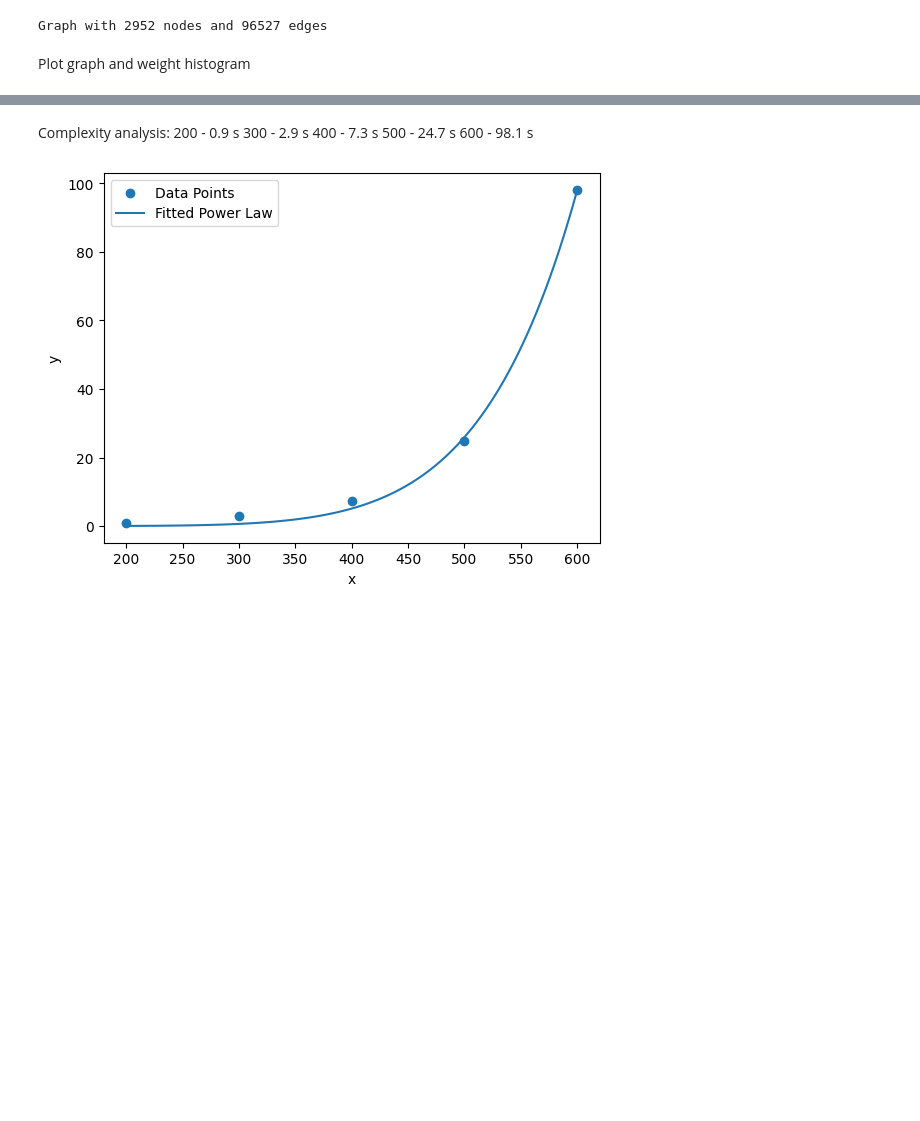
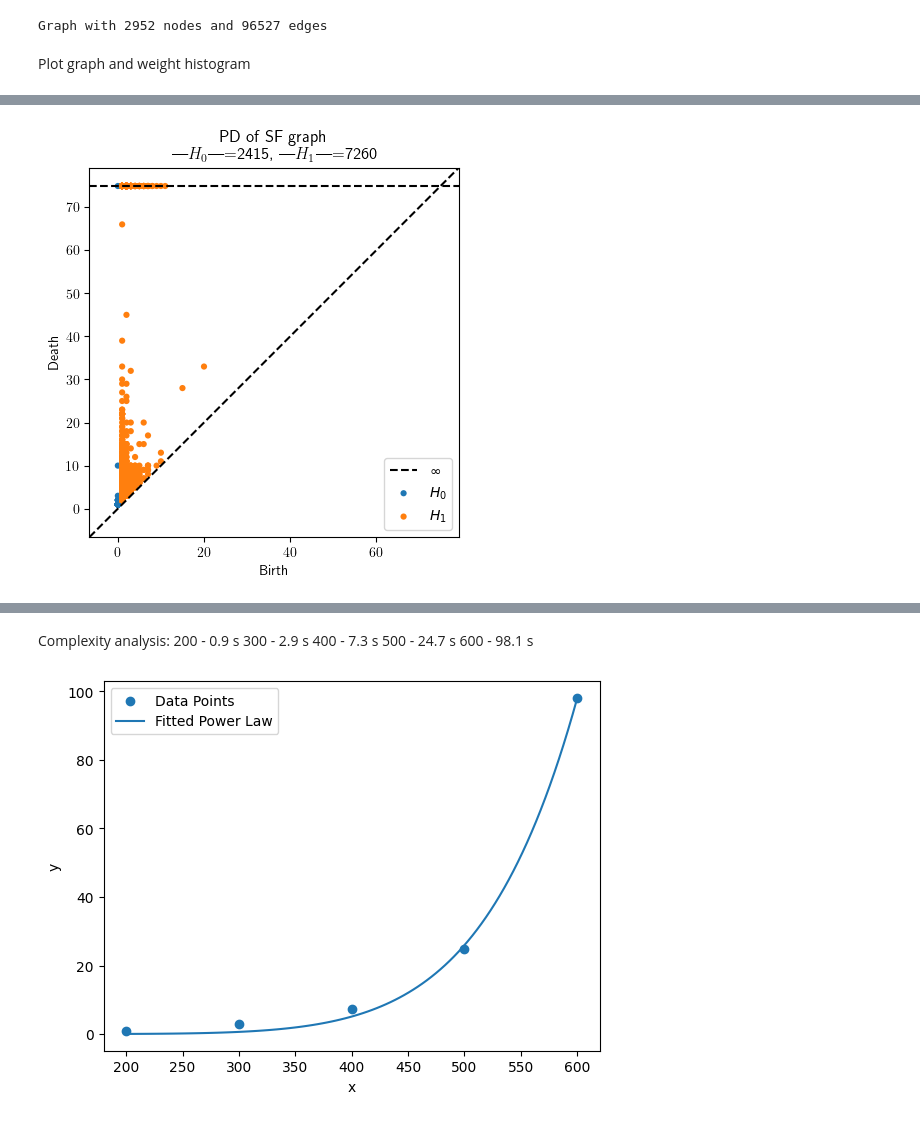
Before and after one commit to jerryhan60/TDA_SNNS, a Jupyter notebook: tda.ipynb, the cells around one changed output, grey strips where cells are left out. Cells and saved outputs as stored; diff of their text form; code cells hidden in the pictures; blank space fills up the shorter version.

```diff
--- a/tda.ipynb
+++ b/tda.ipynb
@@ -82,4 +63,0 @@ subgraph = G.subgraph(subgraph_nodes)
-# %%
-from scipy.sparse import csr_matrix
-adj = nx.adjacency_matrix(subgraph)
-sparse_adj = csr_matrix(adj)
@@ -95,3 +76,12 @@ is symmetric = True
 # %%
 def diagram_sizes(dgms):
     return ", ".join([f"|$H_{i}$|={len(d)}" for i, d in enumerate(dgms)])
+
+def persistence_diagram(G):
+    adj = nx.adjacency_matrix(G)
+    A = csr_matrix(adj)
+    dgms = ripser.ripser(A, distance_matrix=True, maxdim=1)['dgms']
+    persim.plot_diagrams(
+        dgms, show=True,
+        title=f"PD of SF graph\n{diagram_sizes(dgms)}"
+    )
@@ -107,0 +88,4 @@ def persistence_diagram(A):
+# %%
+persistence_diagram(G)
+# %% [output]
+[figure, added]
```
Also changed, not shown: parts of 11 cells of this notebook.
